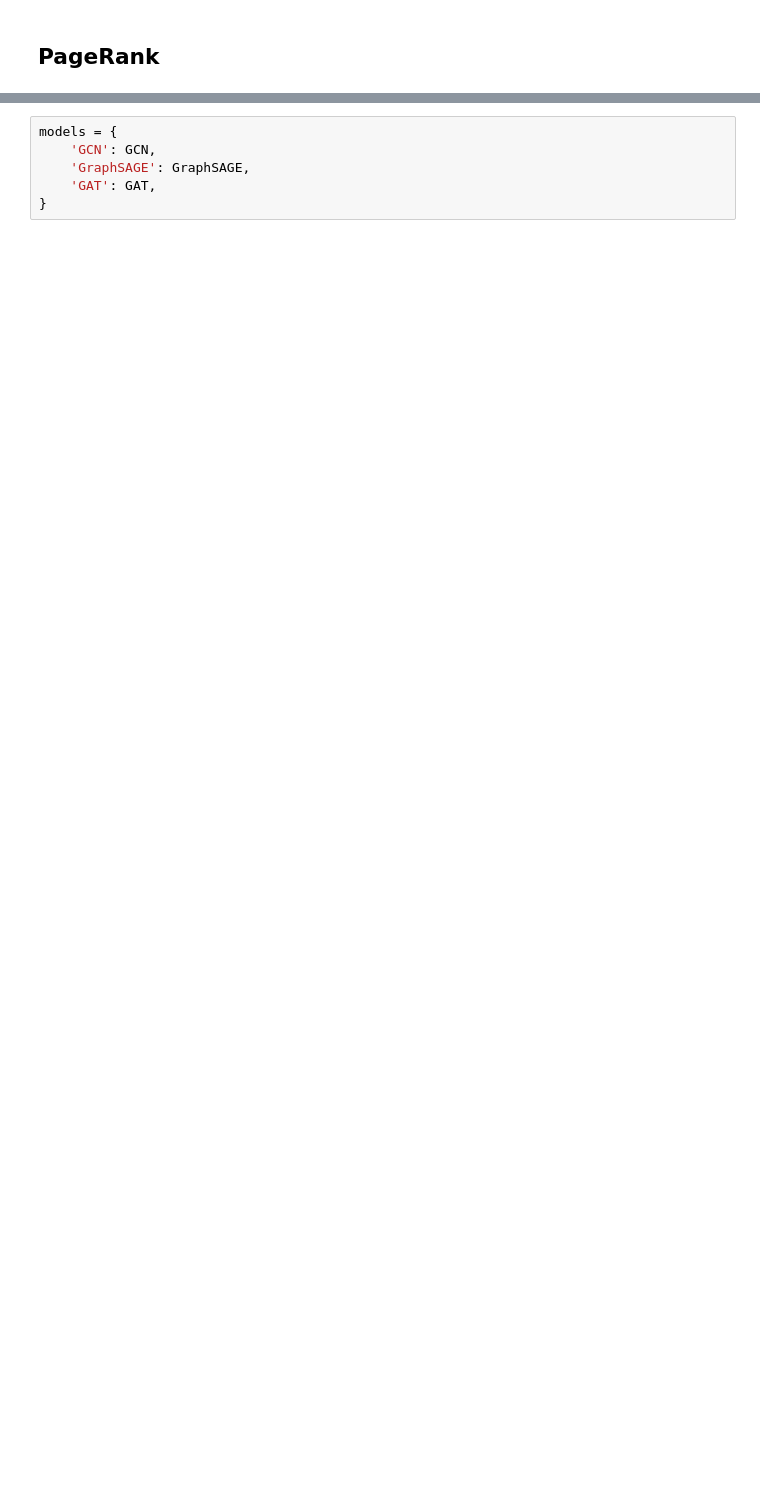
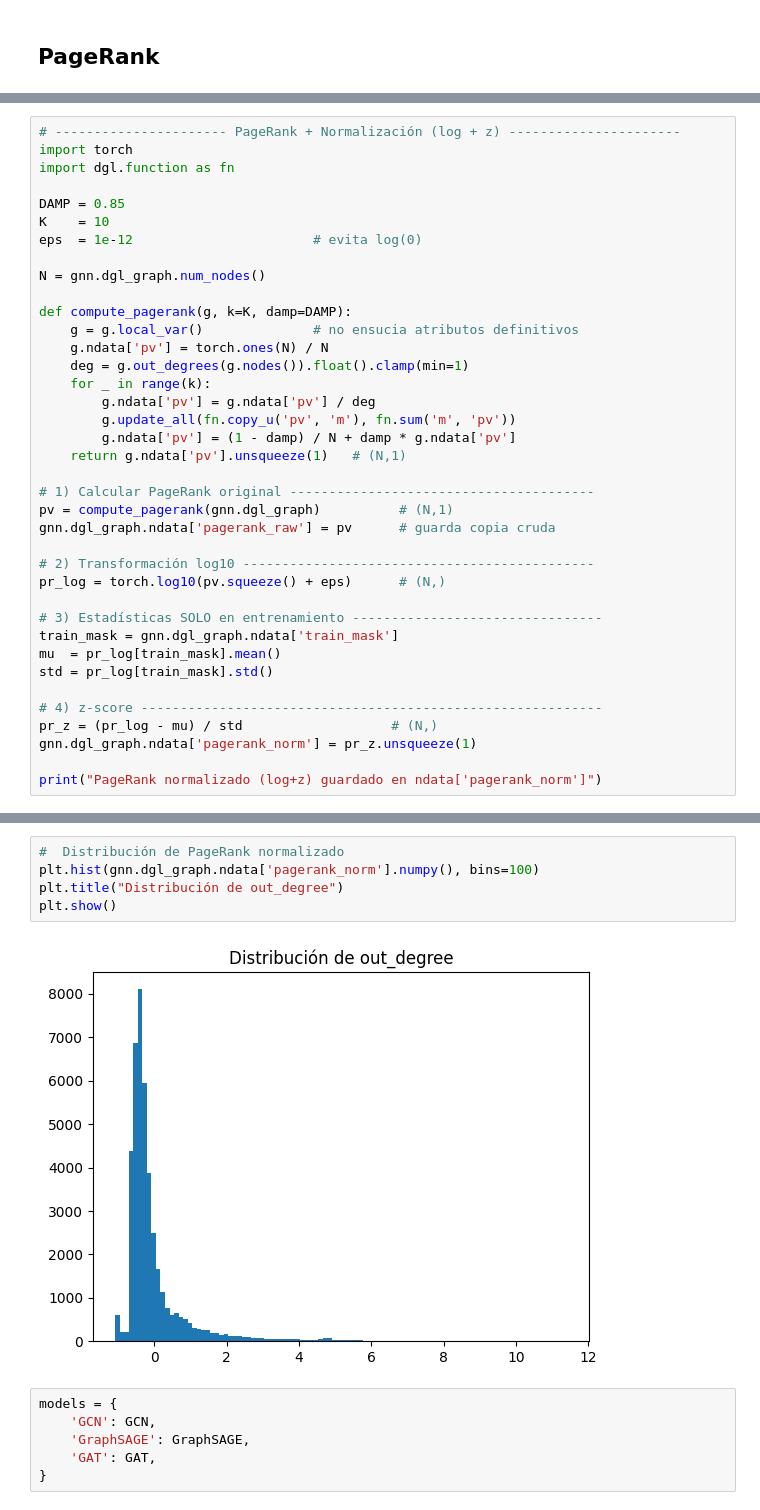
Before and after one commit to valesteban/TrabajoTesis, a Jupyter notebook: train_embeddings.ipynb, the cells around one changed output, grey strips where cells are left out. Drawn from its saved outputs; the diff is of its cells as text; blank space fills up the shorter version.

```diff
--- a/train_embeddings.ipynb
+++ b/train_embeddings.ipynb
@@ -598,0 +630,38 @@ gnn.dgl_graph.ndata['pagerank'] = pv
+# %%
+# ---------------------- PageRank + Normalización (log + z) ----------------------
+import torch
+import dgl.function as fn
+
+DAMP = 0.85
+K    = 10
+eps  = 1e-12                       # evita log(0)
+
+N = gnn.dgl_graph.num_nodes()
+
+def compute_pagerank(g, k=K, damp=DAMP):
+    g = g.local_var()              # no ensucia atributos definitivos
+    g.ndata['pv'] = torch.ones(N) / N
+    deg = g.out_degrees(g.nodes()).float().clamp(min=1)
+    for _ in range(k):
+        g.ndata['pv'] = g.ndata['pv'] / deg
+        g.update_all(fn.copy_u('pv', 'm'), fn.sum('m', 'pv'))
+        g.ndata['pv'] = (1 - damp) / N + damp * g.ndata['pv']
+    return g.ndata['pv'].unsqueeze(1)   # (N,1)
+
+# 1) Calcular PageRank original ---------------------------------------
+pv = compute_pagerank(gnn.dgl_graph)          # (N,1)
+gnn.dgl_graph.ndata['pagerank_raw'] = pv      # guarda copia cruda
+
+# 2) Transformación log10 ---------------------------------------------
+pr_log = torch.log10(pv.squeeze() + eps)      # (N,)
+
+# 3) Estadísticas SOLO en entrenamiento --------------------------------
+train_mask = gnn.dgl_graph.ndata['train_mask']
+mu  = pr_log[train_mask].mean()
+std = pr_log[train_mask].std()
+
+# 4) z-score -----------------------------------------------------------
+pr_z = (pr_log - mu) / std                   # (N,)
+gnn.dgl_graph.ndata['pagerank_norm'] = pr_z.unsqueeze(1)
+
+print("PageRank normalizado (log+z) guardado en ndata['pagerank_norm']")
@@ -599,3 +670,10 @@ gnn.dgl_graph.ndata['pagerank'] = pv
+# %%
+#  Distribución de PageRank normalizado
+plt.hist(gnn.dgl_graph.ndata['pagerank_norm'].numpy(), bins=100)
+plt.title("Distribución de out_degree")
+plt.show()
+# %% [output]
+[figure, added]
 # %%
 models = {
     'GCN': GCN,
```
Also changed, not shown: parts of 40 cells of this notebook, 2 other files.
